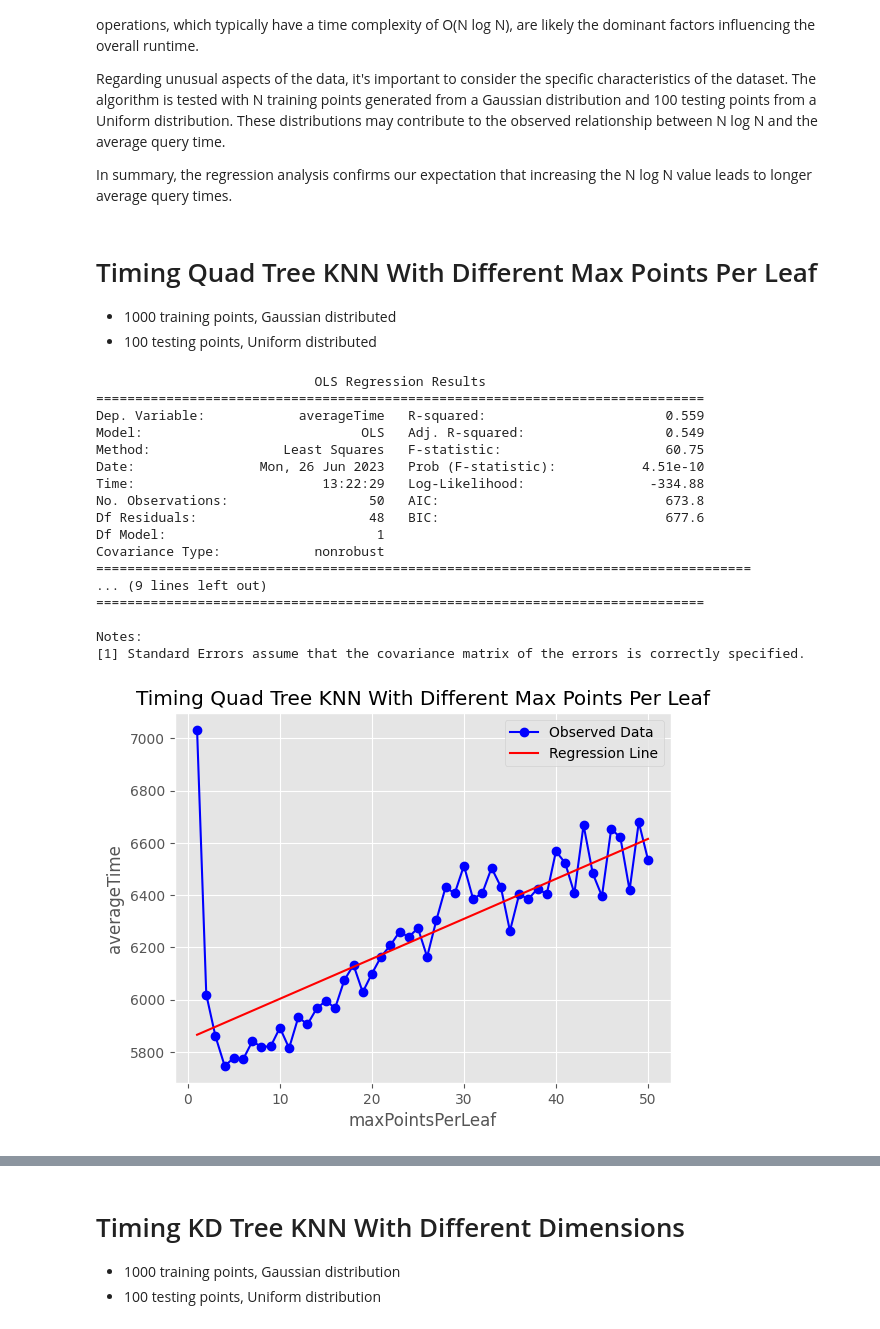
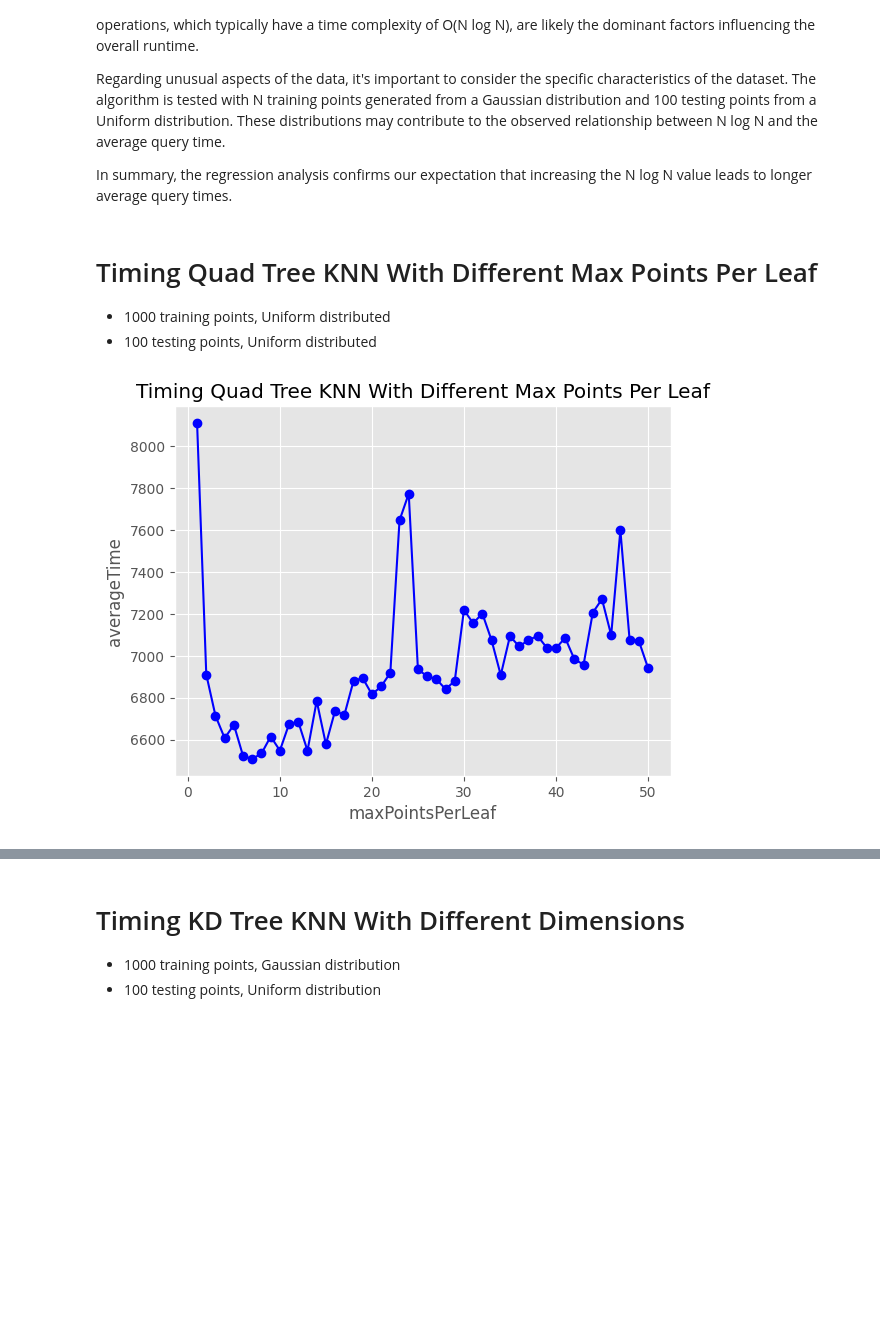
Before and after one commit to YuanRuQian/cs6017-labs, a Jupyter notebook: HW4/HW4.ipynb, the cells around one changed output, grey strips where cells are left out. Saved outputs shown, nothing was run; the diff lists cells and outputs as text; code cells hidden in the pictures; blank space fills up the shorter version.

```diff
--- a/HW4/HW4.ipynb
+++ b/HW4/HW4.ipynb
@@ -302,62 +302,26 @@ In summary, the regression analysis confirms our expectation that increasing the
 # %% [markdown]
 # Timing Quad Tree KNN With Different Max Points Per Leaf
 
-- 1000 training points, Gaussian distributed
+- 1000 training points, Uniform distributed
 - 100 testing points, Uniform distributed
 # %%
 # Read the CSV file into a pandas DataFrame
 data = pd.read_csv('QuadTreeWithDifferentMaxPointsPerLeaf.csv')
 
 # Extract the columns from the DataFrame
 maxPointsPerLeaf = data['maxPointsPerLeaf']
 averageTime = data['averageTime']
 
 # Create the plot
 plt.plot(maxPointsPerLeaf, averageTime, color='blue',
          marker='o', label='Observed Data')
 plt.xlabel('maxPointsPerLeaf')
 plt.ylabel('averageTime')
 plt.title('Timing Quad Tree KNN With Different Max Points Per Leaf')
 plt.grid(True)
 
-# Perform linear regression
-# Add a constant term to the predictor variable
-X = sm.add_constant(maxPointsPerLeaf)
-model = sm.OLS(averageTime, X)
-results = model.fit()
-
-# Print the regression results
-print(results.summary())
-
-# Generate regression line values
-x_vals = np.linspace(min(maxPointsPerLeaf), max(maxPointsPerLeaf), 100)
-y_vals = results.params[0] + results.params[1] * x_vals
-
-# Add regression line to the plot
-plt.plot(x_vals, y_vals, color='red', label='Regression Line')
-
-# Add legend
-plt.legend()
-
 # Show the plot
 plt.show()
 # %% [output]
-                            OLS Regression Results
-==============================================================================
-Dep. Variable:            averageTime   R-squared:                       0.559
-Model:                            OLS   Adj. R-squared:                  0.549
-Method:                 Least Squares   F-statistic:                     60.75
-Date:                Mon, 26 Jun 2023   Prob (F-statistic):           4.51e-10
-Time:                        13:22:29   Log-Likelihood:                -334.88
-No. Observations:                  50   AIC:                             673.8
-Df Residuals:                      48   BIC:                             677.6
-Df Model:                           1
-Covariance Type:            nonrobust
-====================================================================================
-... (9 lines left out)
-==============================================================================
-
-Notes:
-[1] Standard Errors assume that the covariance matrix of the errors is correctly specified.
-[figure, old version]
+[figure, new version]
 # %% [markdown]
```
Also changed, not shown: parts of 4 cells of this notebook, 5 other files.
